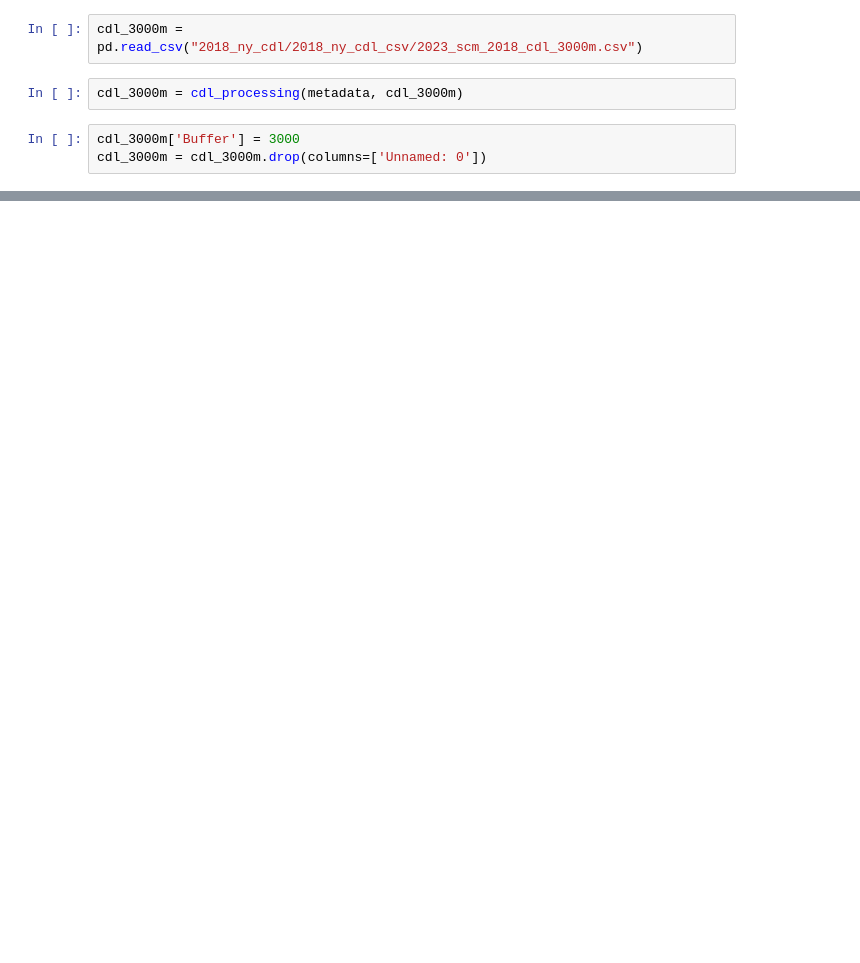
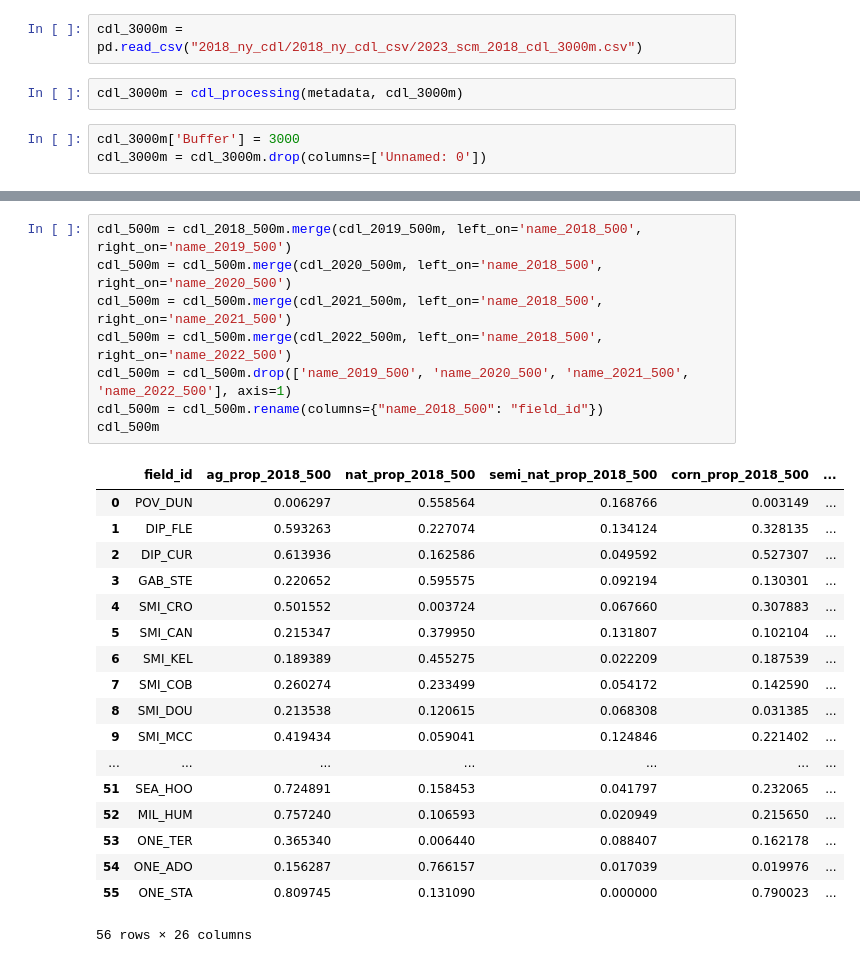
Before and after one commit to chloecho31/cornell, a Jupyter notebook: SCM/2023/Landscape/2023_scm_cdl_proccessing.ipynb, the cells around one changed output, grey strips where cells are left out. Saved outputs shown, nothing was run; the diff lists cells and outputs as text; blank space fills up the shorter version.

```diff
--- a/SCM/2023/Landscape/2023_scm_cdl_proccessing.ipynb
+++ b/SCM/2023/Landscape/2023_scm_cdl_proccessing.ipynb
@@ -203,0 +301,27 @@ cdl_3000m.to_csv('cdl_five_year_history/2018/2023_scm_2018_cdl_3000m.csv')
+# %%
+cdl_500m = cdl_2018_500m.merge(cdl_2019_500m, left_on='name_2018_500', right_on='name_2019_500')
+cdl_500m = cdl_500m.merge(cdl_2020_500m, left_on='name_2018_500', right_on='name_2020_500')
+cdl_500m = cdl_500m.merge(cdl_2021_500m, left_on='name_2018_500', right_on='name_2021_500')
+cdl_500m = cdl_500m.merge(cdl_2022_500m, left_on='name_2018_500', right_on='name_2022_500')
+cdl_500m = cdl_500m.drop(['name_2019_500', 'name_2020_500', 'name_2021_500', 'name_2022_500'], axis=1)
+cdl_500m = cdl_500m.rename(columns={"name_2018_500": "field_id"})
+cdl_500m
+# %% [output]
+|  | field_id | ag_prop_2018_500 | nat_prop_2018_500 | semi_nat_prop_2018_500 | corn_prop_2018_500 | ... |
+| 0 | POV_DUN | 0.006297 | 0.558564 | 0.168766 | 0.003149 | ... |
+| 1 | DIP_FLE | 0.593263 | 0.227074 | 0.134124 | 0.328135 | ... |
+| 2 | DIP_CUR | 0.613936 | 0.162586 | 0.049592 | 0.527307 | ... |
+| 3 | GAB_STE | 0.220652 | 0.595575 | 0.092194 | 0.130301 | ... |
+| 4 | SMI_CRO | 0.501552 | 0.003724 | 0.067660 | 0.307883 | ... |
+| 5 | SMI_CAN | 0.215347 | 0.379950 | 0.131807 | 0.102104 | ... |
+| 6 | SMI_KEL | 0.189389 | 0.455275 | 0.022209 | 0.187539 | ... |
+| 7 | SMI_COB | 0.260274 | 0.233499 | 0.054172 | 0.142590 | ... |
+| 8 | SMI_DOU | 0.213538 | 0.120615 | 0.068308 | 0.031385 | ... |
+| 9 | SMI_MCC | 0.419434 | 0.059041 | 0.124846 | 0.221402 | ... |
+| ... | ... | ... | ... | ... | ... | ... |
+| 51 | SEA_HOO | 0.724891 | 0.158453 | 0.041797 | 0.232065 | ... |
+| 52 | MIL_HUM | 0.757240 | 0.106593 | 0.020949 | 0.215650 | ... |
+| 53 | ONE_TER | 0.365340 | 0.006440 | 0.088407 | 0.162178 | ... |
+| 54 | ONE_ADO | 0.156287 | 0.766157 | 0.017039 | 0.019976 | ... |
+| 55 | ONE_STA | 0.809745 | 0.131090 | 0.000000 | 0.790023 | ... |
+56 rows × 26 columns
```
Also changed, not shown: parts of 12 cells of this notebook, 22 other files.
